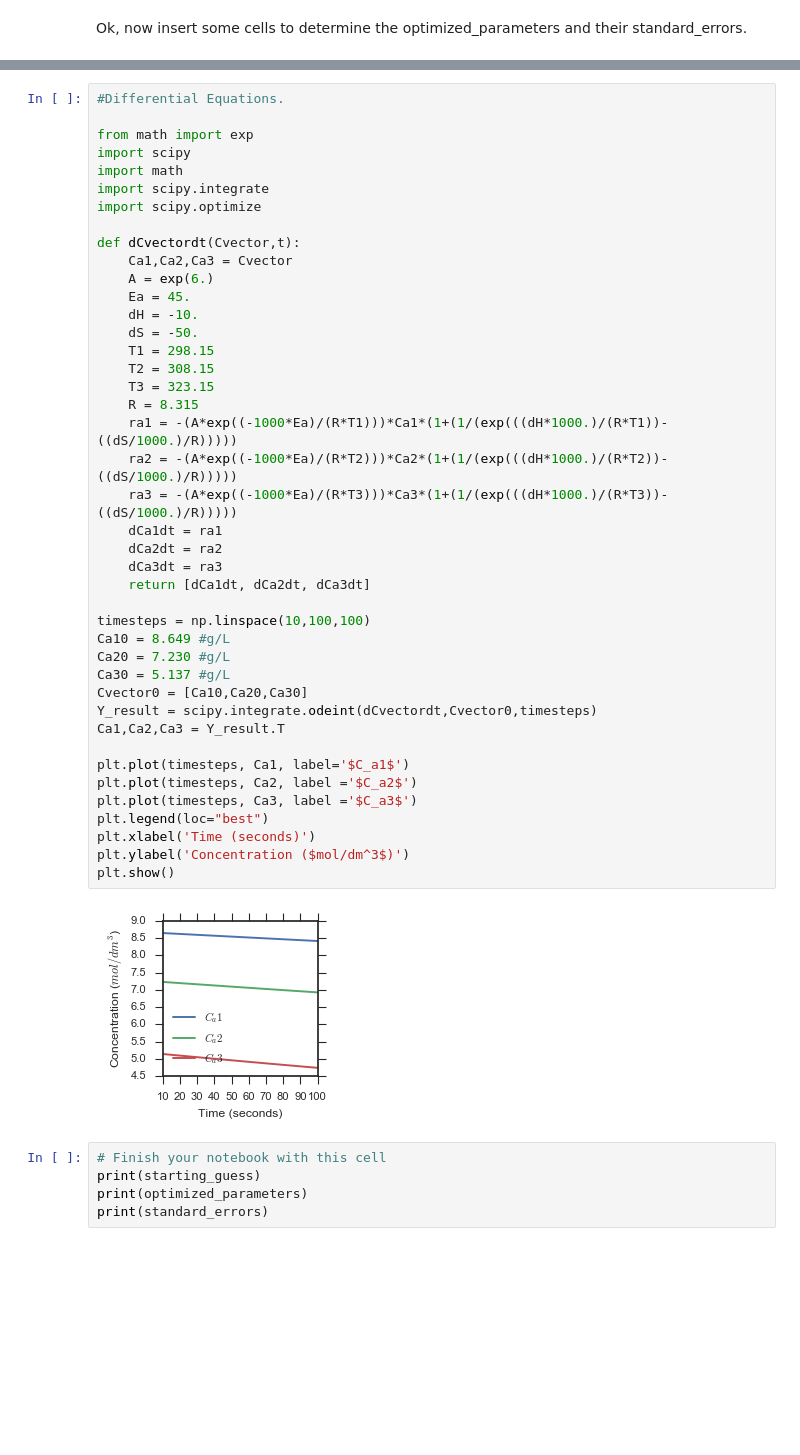
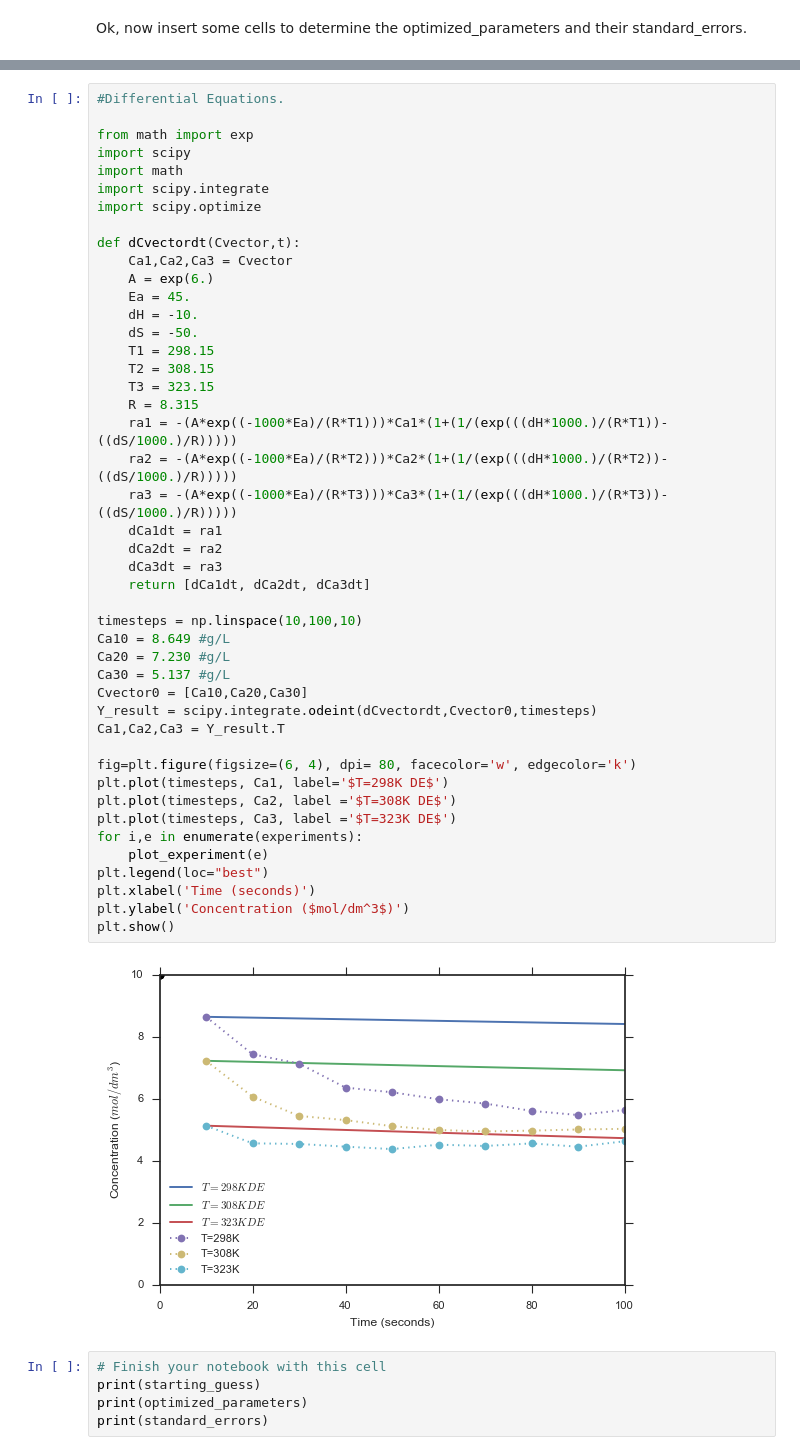
Before and after one commit to khalligan7/regression, a Jupyter notebook: FittingExercise.ipynb, the cells around one changed output, grey strips where cells are left out. Saved outputs shown, nothing was run; the diff lists cells and outputs as text; blank space fills up the shorter version.

Commit message:
Fixed graph layout

```diff
--- a/FittingExercise.ipynb
+++ b/FittingExercise.ipynb
@@ -172,38 +174,41 @@ import scipy.optimize
 def dCvectordt(Cvector,t):
     Ca1,Ca2,Ca3 = Cvector
     A = exp(6.)
     Ea = 45.
     dH = -10.
     dS = -50.
     T1 = 298.15
     T2 = 308.15
     T3 = 323.15
     R = 8.315
     ra1 = -(A*exp((-1000*Ea)/(R*T1)))*Ca1*(1+(1/(exp(((dH*1000.)/(R*T1))-((dS/1000.)/R)))))
     ra2 = -(A*exp((-1000*Ea)/(R*T2)))*Ca2*(1+(1/(exp(((dH*1000.)/(R*T2))-((dS/1000.)/R)))))
     ra3 = -(A*exp((-1000*Ea)/(R*T3)))*Ca3*(1+(1/(exp(((dH*1000.)/(R*T3))-((dS/1000.)/R)))))
     dCa1dt = ra1
     dCa2dt = ra2
     dCa3dt = ra3
     return [dCa1dt, dCa2dt, dCa3dt]
 
-timesteps = np.linspace(10,100,100)
+timesteps = np.linspace(10,100,10)
 Ca10 = 8.649 #g/L
 Ca20 = 7.230 #g/L
 Ca30 = 5.137 #g/L
 Cvector0 = [Ca10,Ca20,Ca30]
 Y_result = scipy.integrate.odeint(dCvectordt,Cvector0,timesteps)
 Ca1,Ca2,Ca3 = Y_result.T
 
-plt.plot(timesteps, Ca1, label='$C_a1$')
-plt.plot(timesteps, Ca2, label ='$C_a2$')
-plt.plot(timesteps, Ca3, label ='$C_a3$')
+fig=plt.figure(figsize=(6, 4), dpi= 80, facecolor='w', edgecolor='k')
+plt.plot(timesteps, Ca1, label='$T=298K DE$')
+plt.plot(timesteps, Ca2, label ='$T=308K DE$')
+plt.plot(timesteps, Ca3, label ='$T=323K DE$')
+for i,e in enumerate(experiments):
+    plot_experiment(e)
 plt.legend(loc="best")
 plt.xlabel('Time (seconds)')
 plt.ylabel('Concentration ($mol/dm^3$)')
 plt.show()
 # %% [output]
-[figure, old version]
+[figure, new version]
 # %%
 # Finish your notebook with this cell
 print(starting_guess)
```
Also changed, not shown: parts of 1 cell of this notebook.
